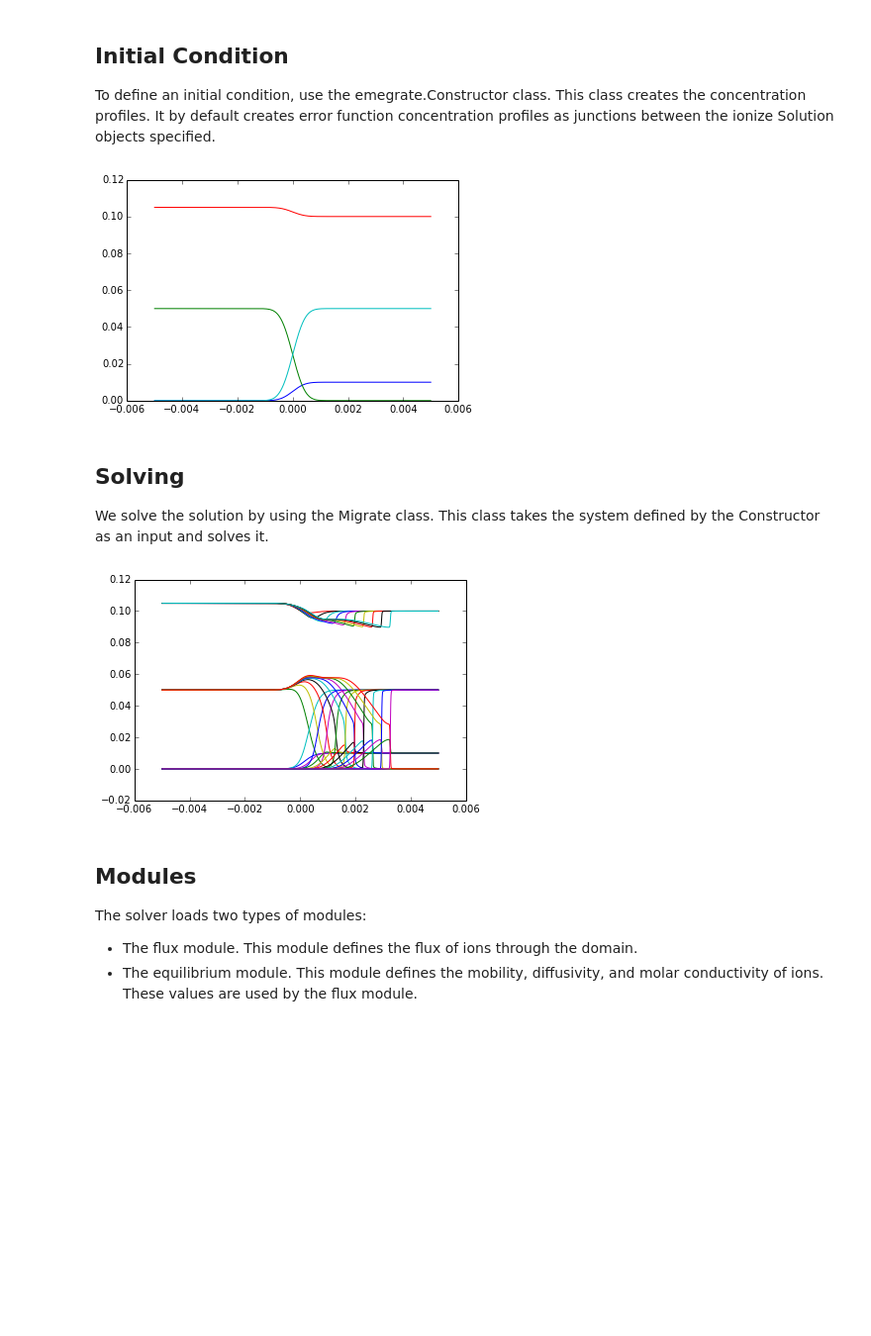
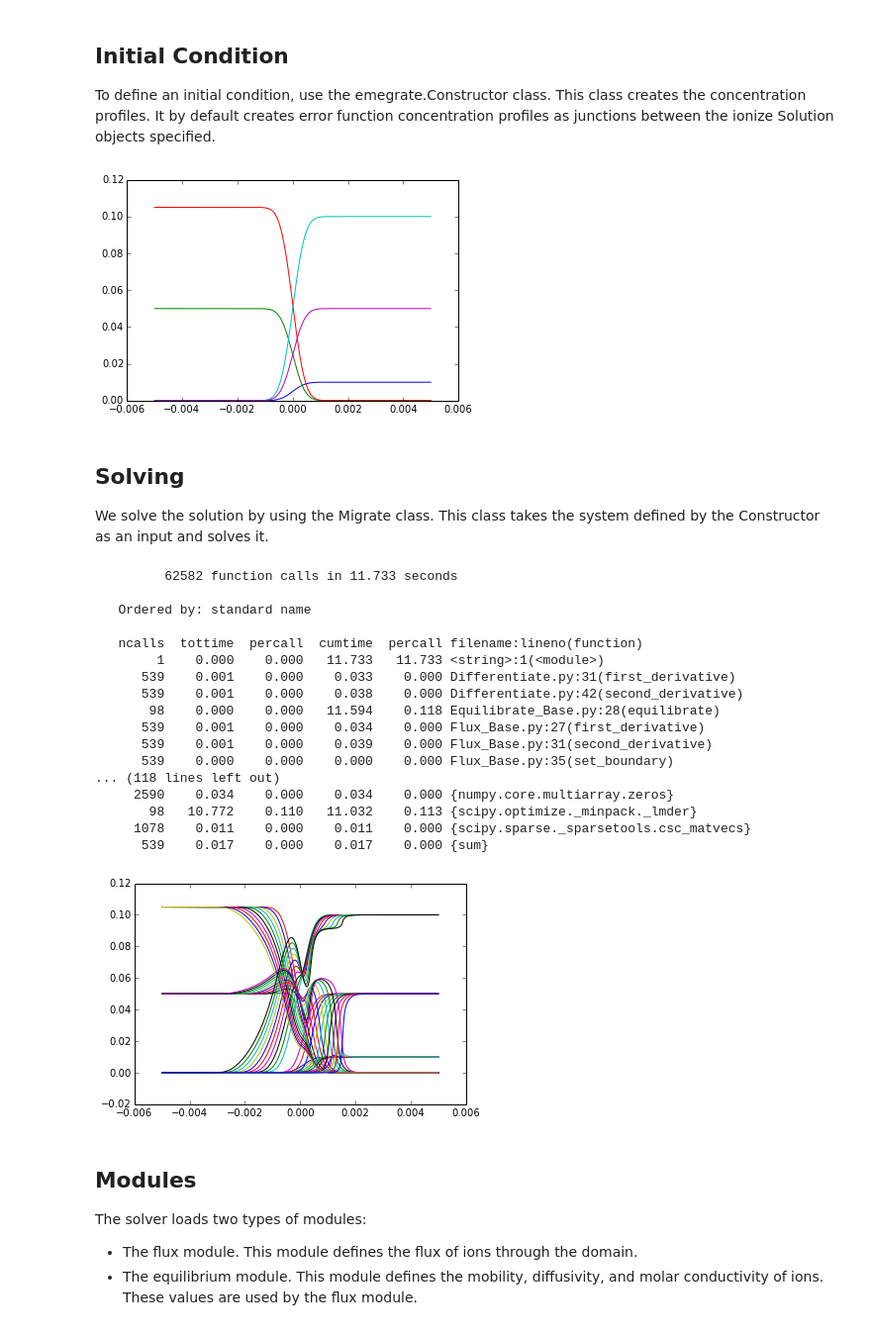
Before and after one commit to lewisamarshall/emigrate, a Jupyter notebook: Tutorial.ipynb, the cells around one changed output. Shown at 99% size. Saved outputs shown, nothing was run; the diff lists cells and outputs as text; code cells hidden in the pictures; blank space fills up the shorter version.

```diff
--- a/Tutorial.ipynb
+++ b/Tutorial.ipynb
@@ -18,10 +18,10 @@ Initial Condition
 To define an initial condition, use the emegrate.Constructor class. This class creates the concentration profiles. It by default creates error function concentration profiles as junctions between the ionize Solution objects specified.
 # %%
 solutions = [ionize.Solution(['caproic acid', 'bis-tris'], [.05, .105]),
-             ionize.Solution(['acetic acid', 'bis-tris', 'fluorescein'], [.05, .1, 0.01])
+             ionize.Solution(['acetic acid', 'tris', 'fluorescein'], [.05, .1, 0.01])
             ]
 system = emigrate.Constructor(domain_length=0.01,
-                         nodes=1002,
+                         nodes=305,
                          interface_length=.0005,
                          solutions=solutions,
                          V= -10., I=None,
@@ -31,31 +31,48 @@ for i in range(len(system.ions)):
     plot(system.domain, system.concentrations[i,:])
 show()
 # %% [output]
-[figure, old version]
+[figure, new version]
 # %% [markdown]
 Solving
 -------
 We solve the solution by using the Migrate class. This class takes the system defined by the Constructor as an input and solves it.
 # %%
 solver = emigrate.Migrate(system)
-tmax = 100
-dt = 10
+tmax = 50
+dt = 5
 ode_solver = 'dopri5'
-profile = False
+profile = True
 
 if profile:
     cProfile.run("solver.solve(tmax, dt, method=ode_solver)")
 else:
     solver.solve(tmax, dt, method=ode_solver)
 
 for solution in solver.solution.values():
         x = solution[0]
         concentrations = solution[1]
         for ion_concentration in concentrations:
             plot(x, ion_concentration, '-')
 show()
 # %% [output]
+         62582 function calls in 11.733 seconds
+
+   Ordered by: standard name
+
+   ncalls  tottime  percall  cumtime  percall filename:lineno(function)
+        1    0.000    0.000   11.733   11.733 <string>:1(<module>)
+      539    0.001    0.000    0.033    0.000 Differentiate.py:31(first_derivative)
+      539    0.001    0.000    0.038    0.000 Differentiate.py:42(second_derivative)
+       98    0.000    0.000   11.594    0.118 Equilibrate_Base.py:28(equilibrate)
+      539    0.001    0.000    0.034    0.000 Flux_Base.py:27(first_derivative)
+      539    0.001    0.000    0.039    0.000 Flux_Base.py:31(second_derivative)
+      539    0.000    0.000    0.000    0.000 Flux_Base.py:35(set_boundary)
+... (118 lines left out)
+     2590    0.034    0.000    0.034    0.000 {numpy.core.multiarray.zeros}
+       98   10.772    0.110   11.032    0.113 {scipy.optimize._minpack._lmder}
+     1078    0.011    0.000    0.011    0.000 {scipy.sparse._sparsetools.csc_matvecs}
+      539    0.017    0.000    0.017    0.000 {sum}
-[figure, old version]
+[figure, new version]
 # %% [markdown]
 Modules
 -------
```
Also changed, not shown: 1 other file.
